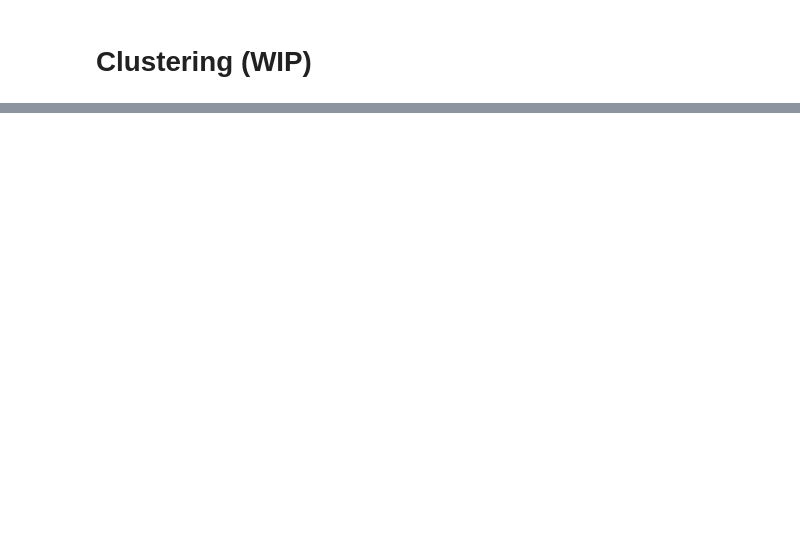
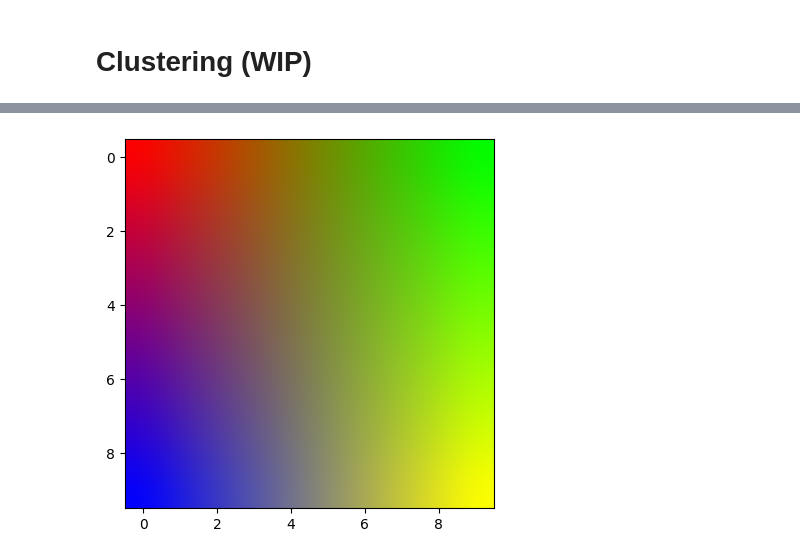
Before and after one commit to loci-maps/fractal-embeddings, a Jupyter notebook: demo.ipynb, the cells around one changed output, grey strips where cells are left out. Saved outputs shown, nothing was run; the diff lists cells and outputs as text; code cells hidden in the pictures; blank space fills up the shorter version.

```diff
--- a/demo.ipynb
+++ b/demo.ipynb
@@ -124,0 +177,30 @@ embedding_npz = np.load('../demo_data/combined_reduced_embeddings.npz')
+# %%
+import numpy as np
+import matplotlib.pyplot as plt
+
+
+
+size = 10
+
+color_top_left = (1, 0, 0)  # Red
+color_top_right = (0, 1, 0)  # Green
+color_bottom_left = (0, 0, 1)  # Blue
+color_bottom_right = (1, 1, 0)  # Yellow
+
+heatmap_colors = np.zeros((size, size, 3))
+
+for i in range(size):
+    for j in range(size):
+        t1 = i / (size - 1)
+        t2 = j / (size - 1)
+
+        top_color = blend_colors(color_top_left, color_top_right, t2)
+        bottom_color = blend_colors(color_bottom_left, color_bottom_right, t2)
+        cell_color = blend_colors(top_color, bottom_color, t1)
+
+        heatmap_colors[i, j] = cell_color
+
+plt.imshow(heatmap_colors, origin='upper', interpolation='bicubic')
+plt.show()
+# %% [output]
+[figure, added]
```
Also changed, not shown: parts of 11 cells of this notebook, 6 other files.
